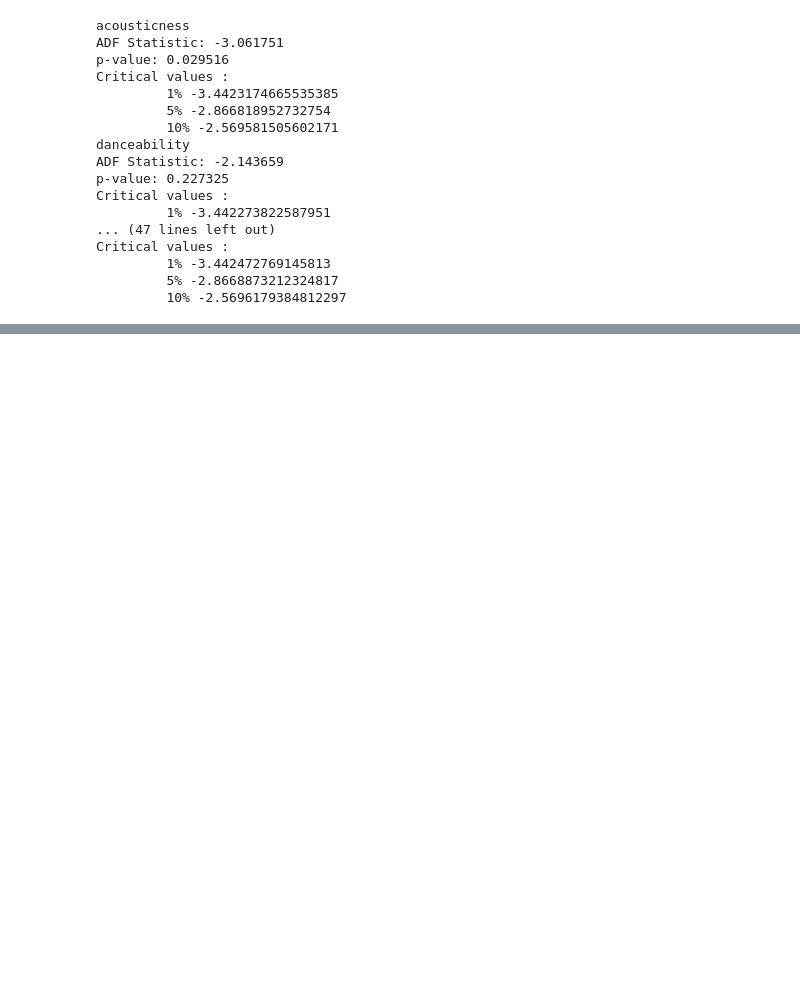
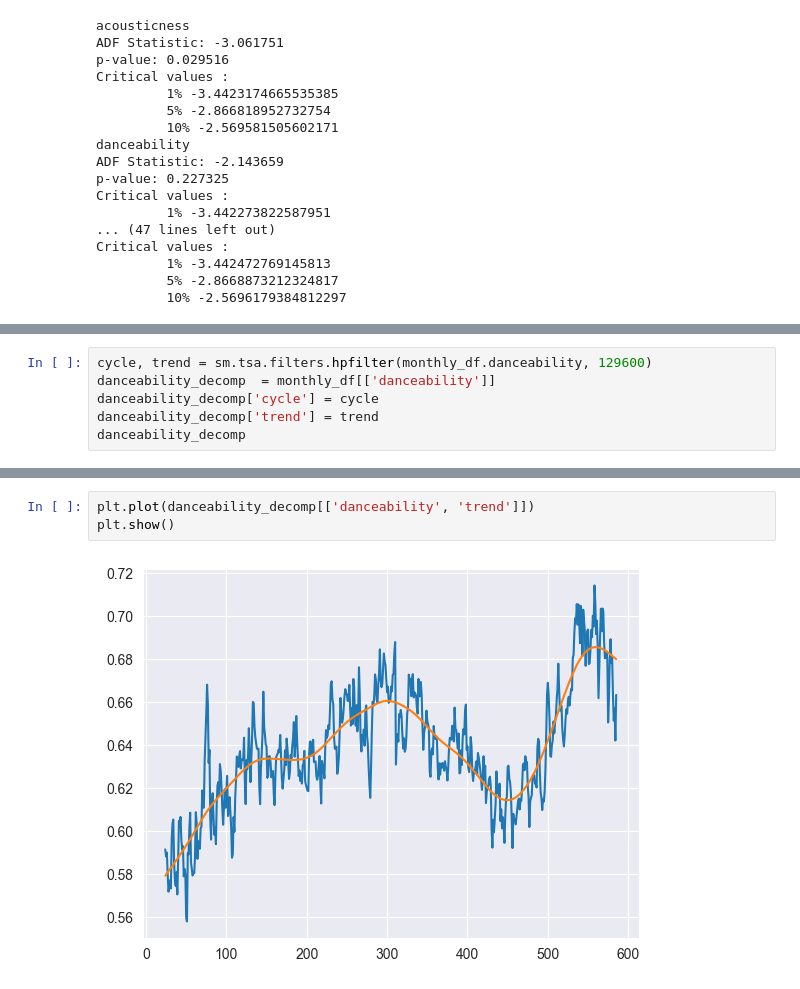
Before and after one commit to kohtaasa/music-and-economy, a Jupyter notebook: trend_analysis.ipynb, the cells around one changed output, grey strips where cells are left out. Saved outputs shown, nothing was run; the diff lists cells and outputs as text; blank space fills up the shorter version.

```diff
--- a/trend_analysis.ipynb
+++ b/trend_analysis.ipynb
@@ -268,3 +259,9 @@ Covariance Type:            nonrobust
 
 Notes:
 [1] Standard Errors assume that the covariance matrix of the errors is correctly specified.
+# %%
+cycle, trend = sm.tsa.filters.hpfilter(monthly_df.danceability, 129600)
+danceability_decomp  = monthly_df[['danceability']]
+danceability_decomp['cycle'] = cycle
+danceability_decomp['trend'] = trend
+danceability_decomp
@@ -271 +292,6 @@ Notes:
+# %%
+plt.plot(danceability_decomp[['danceability', 'trend']])
+plt.show()
+# %% [output]
+[figure, added]
 # %%
```
Also changed, not shown: parts of 27 cells of this notebook, 2 other files.
